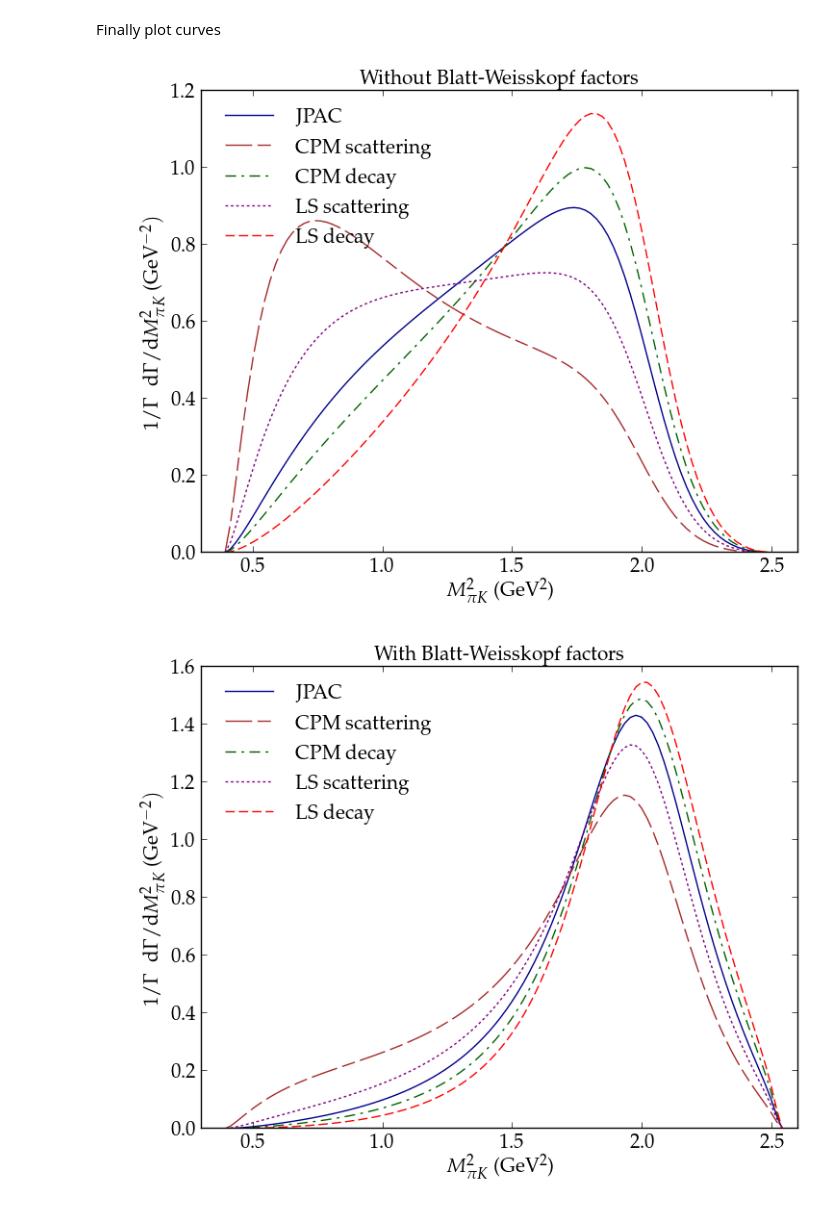
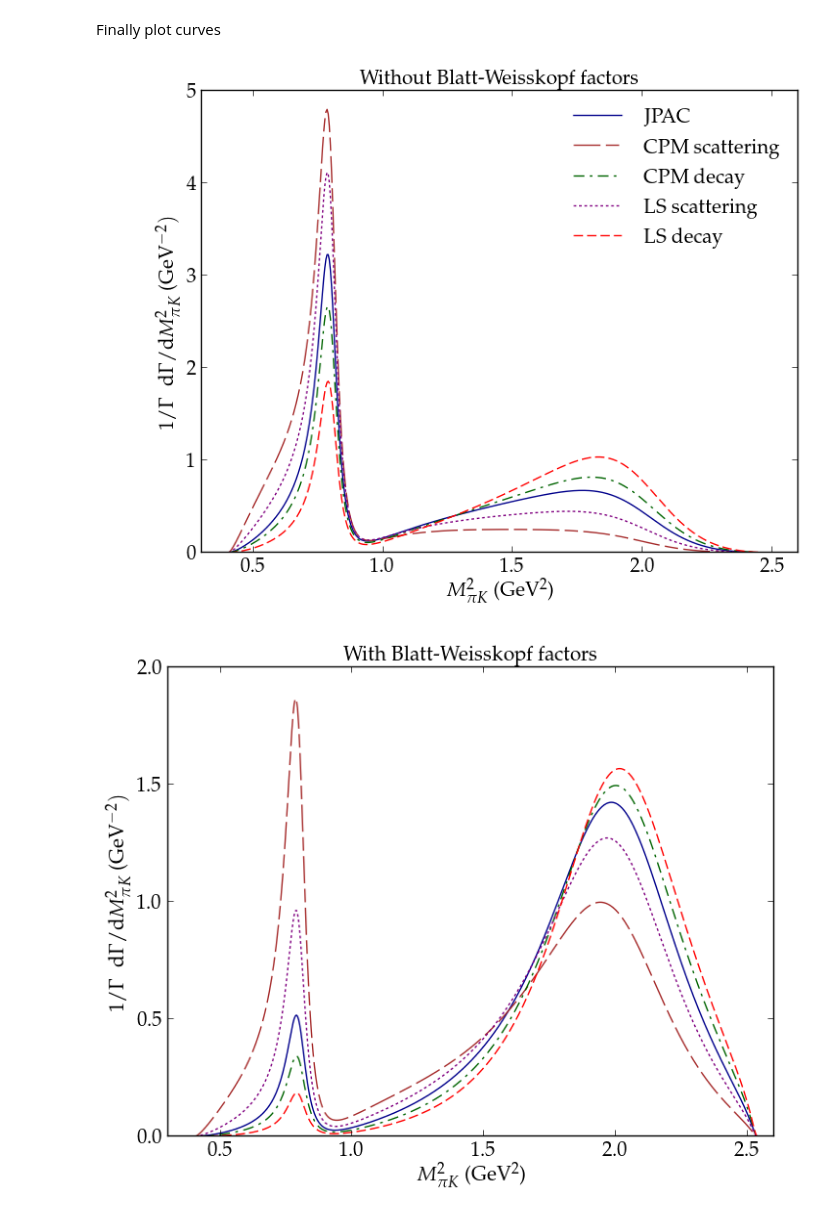
Before and after one commit to mmikhasenko/amplitudes, a Jupyter notebook: tensor_helicity_paper.ipynb, the cells around one changed output. Drawn from its saved outputs; the diff is of its cells as text; code cells hidden in the pictures.

```diff
--- a/tensor_helicity_paper.ipynb
+++ b/tensor_helicity_paper.ipynb
@@ -7,10 +7,14 @@ using GSL
 mB = 5.279;
 mJpsi = 3.686; # 3.01;
 mπ = 0.139;
-mK = 0.485;
+mK = 0.495;
 mKs = 1.414;
 ΓKs = 0.232;
 mμ = 0.105;
+
+mKs1 = 0.892;
+ΓKs1 = 0.05;
+
 
 # kinematica functions
 λ(x,y,z) = x^2+y^2+z^2-2*x*y-2*y*z-2*z*x;
@@ -132,9 +136,9 @@ PyCall.PyDict(matplotlib["rcParams"])["text.latex.preamble"] = ["\\usepackage{si
 # %% [markdown]
 Finally plot curves
 # %%
-xp = linspace((mπ+mK)^2,(mB-mJpsi)^2,100);
+xp = linspace((mπ+mK)^2,(mB-mJpsi)^2,500);
 # functions
-func = [(s->f(s)*abs(bw(s,mKs^2,ΓKs))^2) for f in func0]
+func = [(s->f(s)*abs(bw(s,mKs^2,ΓKs)+0.1*bw(s,mKs1^2,ΓKs1))^2) for f in func0]
 dfunc = [f.(xp) for f in func];
 dfunc = [df./(sum(df)*(xp[2]-xp[1])) for df in dfunc];
 pl = figure()
@@ -146,37 +150,38 @@ plot(xp, dfunc[4], "-", label = "LS scattering", dashes=[2, 2, 2, 2], c = "purpl
 plot(xp, dfunc[5], "-", label = "LS decay", dashes=[7, 3, 7, 3], c = "red")
 ax = axes()
 ax[:set_xlim]([0.3,2.6])
+ax[:set_ylim]([0.0,5.])
 # ax[:set_ylim]([0.0,1.1])
 handles, labels  = ax[:get_legend_handles_labels]()
-legend(handles, labels, fontsize=15, frameon=false, handlelength=3, loc=2)
+legend(handles, labels, fontsize=15, frameon=false, handlelength=3, loc=1)
 # ylabel(L"$\frac{1}{\Gamma}\,\frac{\mathrm{d}\Gamma}{\mathrm{d}M_{\pi K}^2}$ (\si{\GeV}$^{-2})$", fontsize=15)
 ylabel(L"$1/\Gamma\enspace\mathrm{d}\Gamma/\mathrm{d}M_{\pi K}^2$ (\si{\GeV}$^{-2})$", fontsize=15)
 xlabel(L"$M_{\pi K}^2$ (\si{\GeV}$^{2}$)", fontsize=15)
 title("Without Blatt-Weisskopf factors", fontsize=15)
 savefig("/tmp/woBW.pdf")
 # %% [output]
-[figure, old version]
+[figure, new version]
 # %%
-xp = linspace((mπ+mK)^2,(mB-mJpsi)^2,100);
+xp = linspace((mπ+mK)^2,(mB-mJpsi)^2,500);
 # functions
-func = [(s->f(s)*abs(bw(s,mKs^2,ΓKs))^2*BWsDwave(s)) for f in func0]
+func = [(s->f(s)*abs(bw(s,mKs^2,ΓKs)+0.1*bw(s,mKs1^2,ΓKs1))^2*BWsDwave(s)) for f in func0]
 dfunc = [f.(xp) for f in func];
 dfunc = [df./(sum(df)*(xp[2]-xp[1])) for df in dfunc];
 pl = figure()
 # [plot(xp,df) for df in dfunc]
 plot(xp, dfunc[1], "-",  label = "JPAC", c="darkblue")
 plot(xp, dfunc[2], "-", label = "CPM scattering", dashes=[20, 4, 10, 4], c="brown")
 plot(xp, dfunc[3], "-", label = "CPM decay", dashes=[8, 4, 2, 4], c="darkgreen")
 plot(xp, dfunc[4], "-", label = "LS scattering", dashes=[2, 2, 2, 2], c = "purple")
 plot(xp, dfunc[5], "-", label = "LS decay", dashes=[7, 3, 7, 3], c = "red")
 ax = axes()
 ax[:set_xlim]([0.3,2.6])
 handles, labels  = ax[:get_legend_handles_labels]()
-legend(handles, labels, fontsize=15, frameon=false, handlelength=3, loc=2)
+# legend(handles, labels, fontsize=15, frameon=false, handlelength=3, loc=1)
 # ylabel(L"$\frac{1}{\Gamma}\,\frac{\mathrm{d}\Gamma}{\mathrm{d}M_{\pi K}^2}$ (\si{\GeV}$^{-2})$", fontsize=15)
 ylabel(L"$1/\Gamma\enspace\mathrm{d}\Gamma/\mathrm{d}M_{\pi K}^2$ (\si{\GeV}$^{-2})$", fontsize=15)
 xlabel(L"$M_{\pi K}^2$ (\si{\GeV}$^{2}$)", fontsize=15)
 title("With Blatt-Weisskopf factors", fontsize=15)
 savefig("/tmp/wBW.pdf")
 # %% [output]
-[figure, old version]
+[figure, new version]
```
Also changed, not shown: parts of 2 cells of this notebook.
